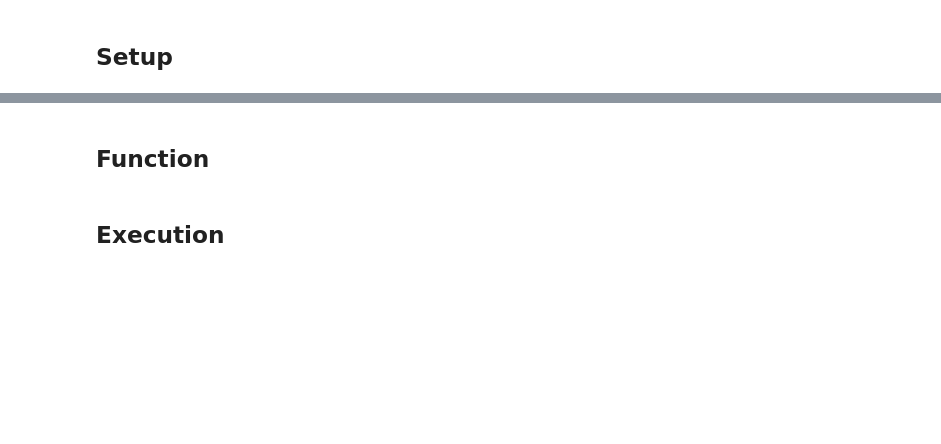
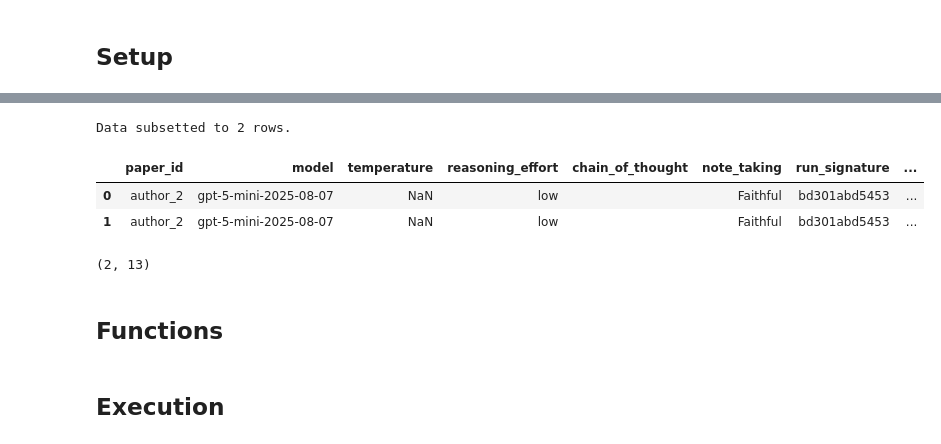
Before and after one commit to hiiamlars/analytical_flexibility_llm_reviews, a Jupyter notebook: data_generation/llm_review_judgments.ipynb, the cells around one changed output, grey strips where cells are left out. Drawn from its saved outputs; the diff is of its cells as text; code cells hidden in the pictures; blank space fills up the shorter version.

```diff
--- a/data_generation/llm_review_judgments.ipynb
+++ b/data_generation/llm_review_judgments.ipynb
@@ -280,15 +290,18 @@ display(df_reviews.shape)
-# %%
-# @title Subsetting (if active)
-
-# Define the number of rows to subset. Set to None to disable subsetting.
-num_rows_to_subset = 3  # Example: subset to the first 10 rows
-
-if num_rows_to_subset is not None and num_rows_to_subset > 0:
-    df_reviews = df_reviews.head(num_rows_to_subset)
-    print(f"DataFrame subsetted to the first {num_rows_to_subset} rows.")
-
-# Check subsetted df_reviews
-display(df_reviews.head())
-display(df_reviews.shape)
+# %%
+# @title Subsetting (if active)
+
+if SUBSETTING_ACTIVE:
+    df_reviews = df_reviews.head(NUM_SUBSET)
+    print(f"Data subsetted to {NUM_SUBSET} rows.")
+    display(df_reviews.head(3))
+    display(df_reviews.shape)
+else:
+    print("Paper content subsetting is inactive.")
+# %% [output]
+Data subsetted to 2 rows.
+|  | paper_id | model | temperature | reasoning_effort | chain_of_thought | note_taking | run_signature | ... |
+| 0 | author_2 | gpt-5-mini-2025-08-07 | NaN | low |  | Faithful | bd301abd5453 | ... |
+| 1 | author_2 | gpt-5-mini-2025-08-07 | NaN | low |  | Faithful | bd301abd5453 | ... |
+(2, 13)
 # %% [markdown]
-## Function
+## Functions
```
Also changed, not shown: parts of 17 cells of this notebook.
